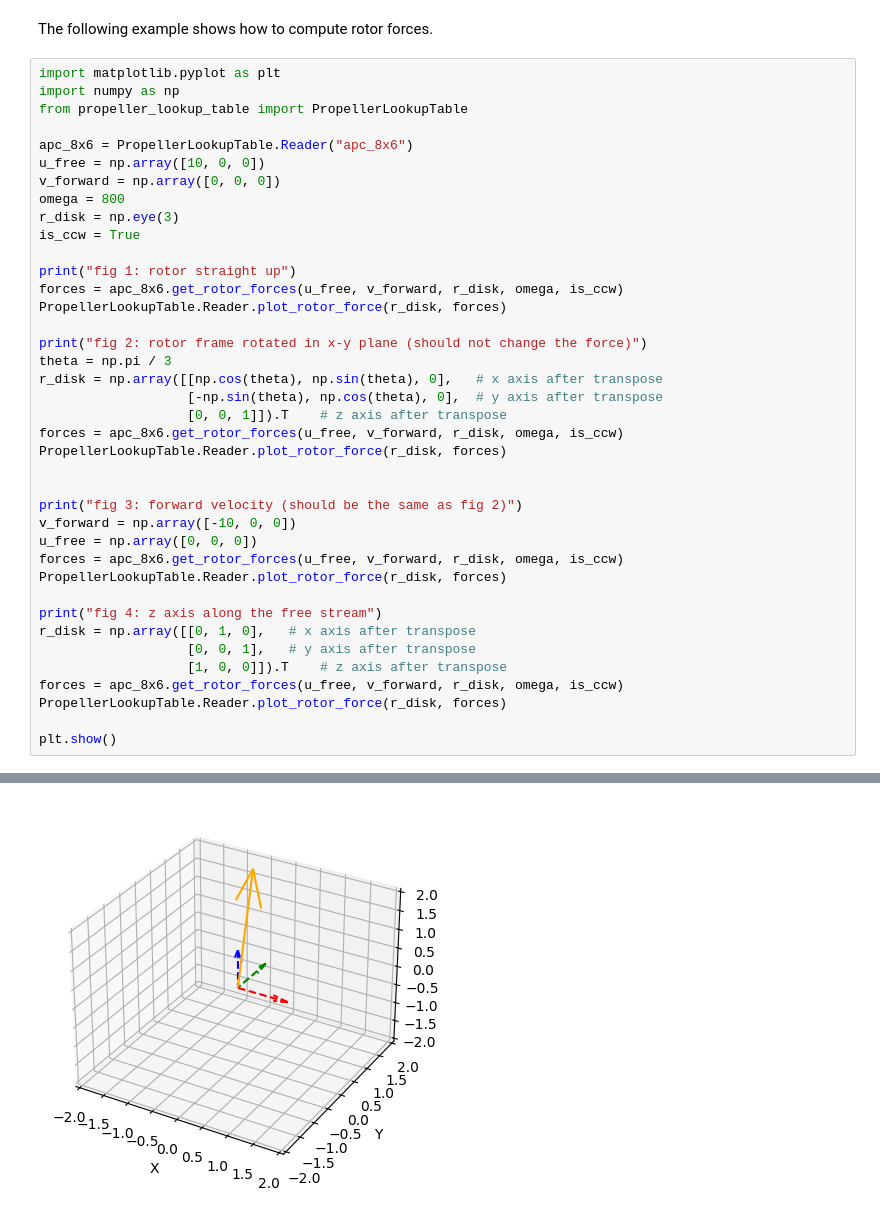
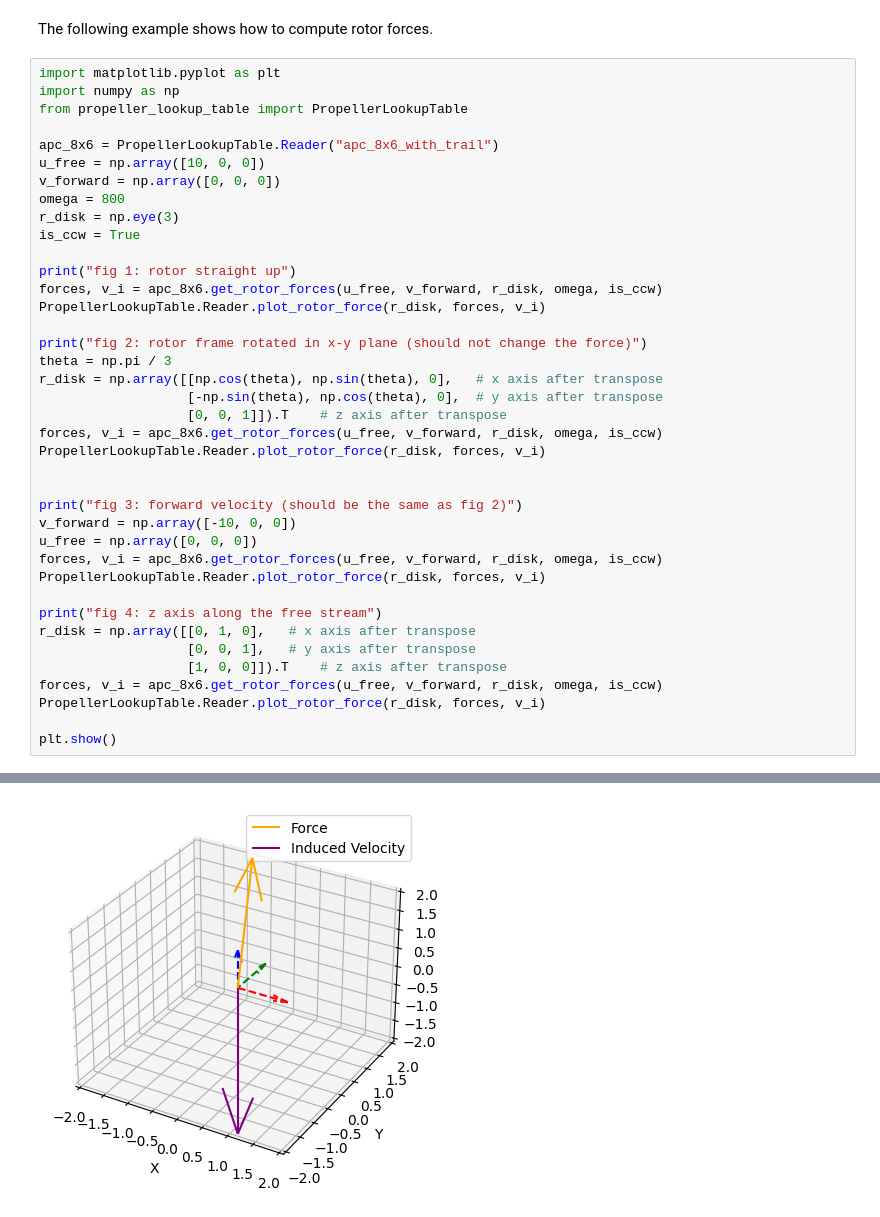
Before and after one commit to zzzzzzhym/DroneSimulator, a Jupyter notebook: inflow_model/propeller_lookup_table_users_guide.ipynb, the cells around one changed output, grey strips where cells are left out. Cells and saved outputs as stored; diff of their text form.

```diff
--- a/inflow_model/propeller_lookup_table_users_guide.ipynb
+++ b/inflow_model/propeller_lookup_table_users_guide.ipynb
@@ -71,7 +113,7 @@ import matplotlib.pyplot as plt
 import numpy as np
 from propeller_lookup_table import PropellerLookupTable
 
-apc_8x6 = PropellerLookupTable.Reader("apc_8x6")
+apc_8x6 = PropellerLookupTable.Reader("apc_8x6_with_trail")
 u_free = np.array([10, 0, 0])
 v_forward = np.array([0, 0, 0])
 omega = 800
@@ -79,30 +121,30 @@ r_disk = np.eye(3)
 is_ccw = True
 
 print("fig 1: rotor straight up")
-forces = apc_8x6.get_rotor_forces(u_free, v_forward, r_disk, omega, is_ccw)
-PropellerLookupTable.Reader.plot_rotor_force(r_disk, forces)
+forces, v_i = apc_8x6.get_rotor_forces(u_free, v_forward, r_disk, omega, is_ccw)
+PropellerLookupTable.Reader.plot_rotor_force(r_disk, forces, v_i)
 
 print("fig 2: rotor frame rotated in x-y plane (should not change the force)")
 theta = np.pi / 3
 r_disk = np.array([[np.cos(theta), np.sin(theta), 0],   # x axis after transpose
                    [-np.sin(theta), np.cos(theta), 0],  # y axis after transpose
                    [0, 0, 1]]).T    # z axis after transpose
-forces = apc_8x6.get_rotor_forces(u_free, v_forward, r_disk, omega, is_ccw)
-PropellerLookupTable.Reader.plot_rotor_force(r_disk, forces)
+forces, v_i = apc_8x6.get_rotor_forces(u_free, v_forward, r_disk, omega, is_ccw)
+PropellerLookupTable.Reader.plot_rotor_force(r_disk, forces, v_i)
 
 
 print("fig 3: forward velocity (should be the same as fig 2)")
 v_forward = np.array([-10, 0, 0])
 u_free = np.array([0, 0, 0])
-forces = apc_8x6.get_rotor_forces(u_free, v_forward, r_disk, omega, is_ccw)
-PropellerLookupTable.Reader.plot_rotor_force(r_disk, forces)
+forces, v_i = apc_8x6.get_rotor_forces(u_free, v_forward, r_disk, omega, is_ccw)
+PropellerLookupTable.Reader.plot_rotor_force(r_disk, forces, v_i)
 
 print("fig 4: z axis along the free stream")
 r_disk = np.array([[0, 1, 0],   # x axis after transpose
                    [0, 0, 1],   # y axis after transpose
                    [1, 0, 0]]).T    # z axis after transpose
-forces = apc_8x6.get_rotor_forces(u_free, v_forward, r_disk, omega, is_ccw)
-PropellerLookupTable.Reader.plot_rotor_force(r_disk, forces)
+forces, v_i = apc_8x6.get_rotor_forces(u_free, v_forward, r_disk, omega, is_ccw)
+PropellerLookupTable.Reader.plot_rotor_force(r_disk, forces, v_i)
 
 plt.show()
 # %% [output]
@@ -118 +160 @@ f_x: 2.790909192126838, f_y: -1.7346526659486435e-16, f_z: -5.220553927425757e-1
-[figure, old version]
+[figure, new version]
```
Also changed, not shown: parts of 4 cells of this notebook, 52 other files.
